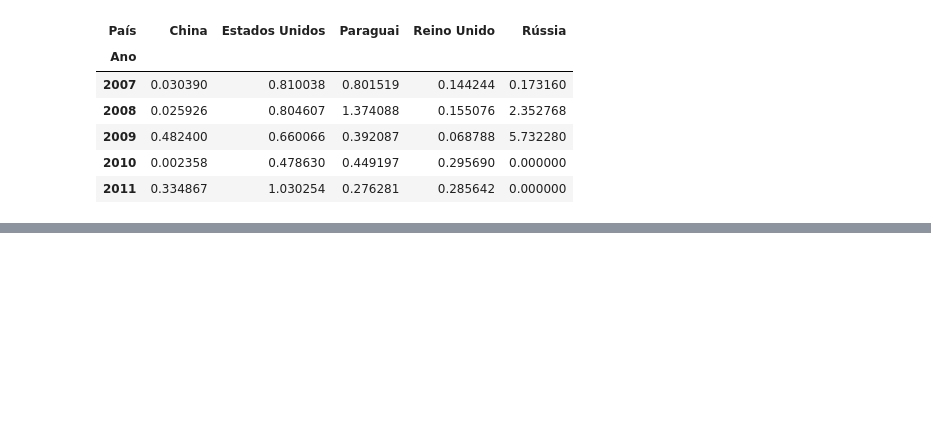
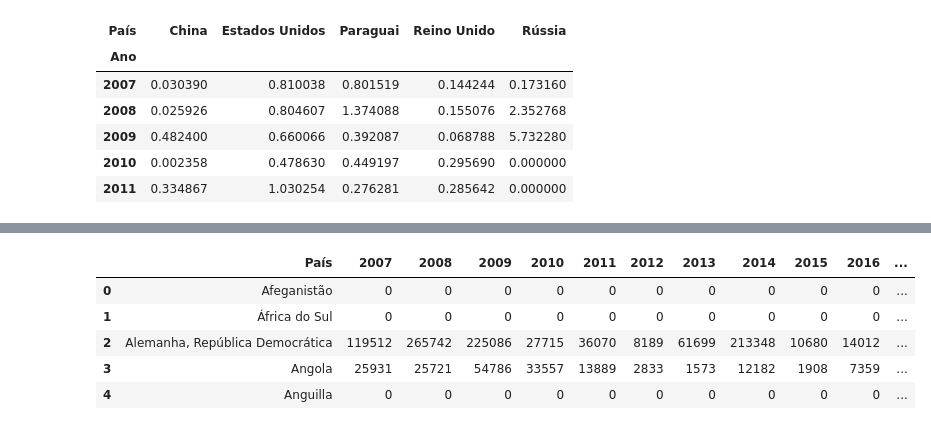
Before and after one commit to afonsosr2/techchallenge-grupo51, a Jupyter notebook: Desafio-vinhos.ipynb, the cells around one changed output, grey strips where cells are left out. Saved outputs shown, nothing was run; the diff lists cells and outputs as text; code cells hidden in the pictures; blank space fills up the shorter version.

```diff
--- a/Desafio-vinhos.ipynb
+++ b/Desafio-vinhos.ipynb
@@ -322,0 +329,14 @@ fig.show()
+# %%
+col_pais = dados[["País"]]
+dados_15anos = dados[dados.columns[-30:]]
+dados_qtd = dados_15anos[dados_15anos.columns[::2]]
+dados_qtd = col_pais.join(dados_qtd)
+dados_qtd["Total"] = dados_qtd.iloc[:,1:].sum(axis = 1)
+dados_qtd.head()
+# %% [output]
+|  | País | 2007 | 2008 | 2009 | 2010 | 2011 | 2012 | 2013 | 2014 | 2015 | 2016 | ... |
+| 0 | Afeganistão | 0 | 0 | 0 | 0 | 0 | 0 | 0 | 0 | 0 | 0 | ... |
+| 1 | África do Sul | 0 | 0 | 0 | 0 | 0 | 0 | 0 | 0 | 0 | 0 | ... |
+| 2 | Alemanha, República Democrática | 119512 | 265742 | 225086 | 27715 | 36070 | 8189 | 61699 | 213348 | 10680 | 14012 | ... |
+| 3 | Angola | 25931 | 25721 | 54786 | 33557 | 13889 | 2833 | 1573 | 12182 | 1908 | 7359 | ... |
+| 4 | Anguilla | 0 | 0 | 0 | 0 | 0 | 0 | 0 | 0 | 0 | 0 | ... |
```
Also changed, not shown: parts of 14 cells of this notebook.
